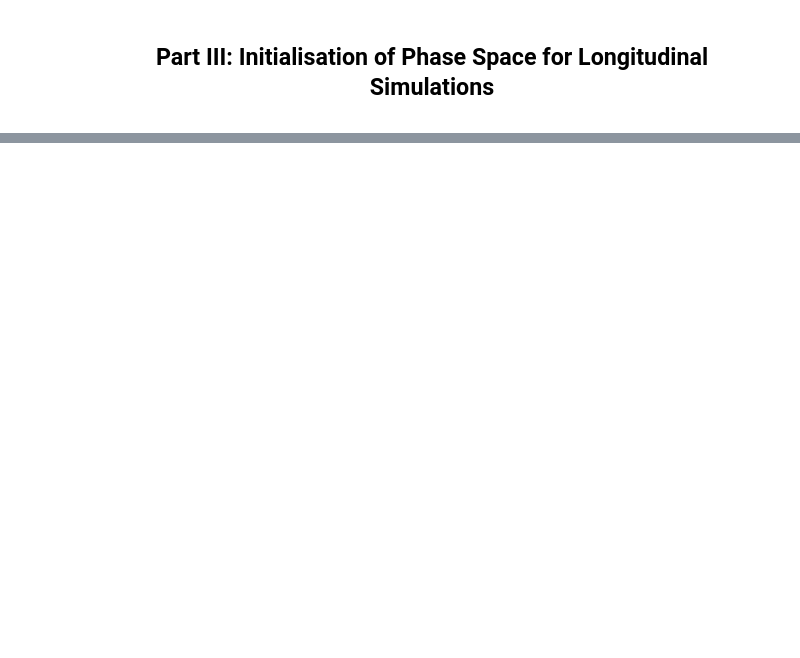
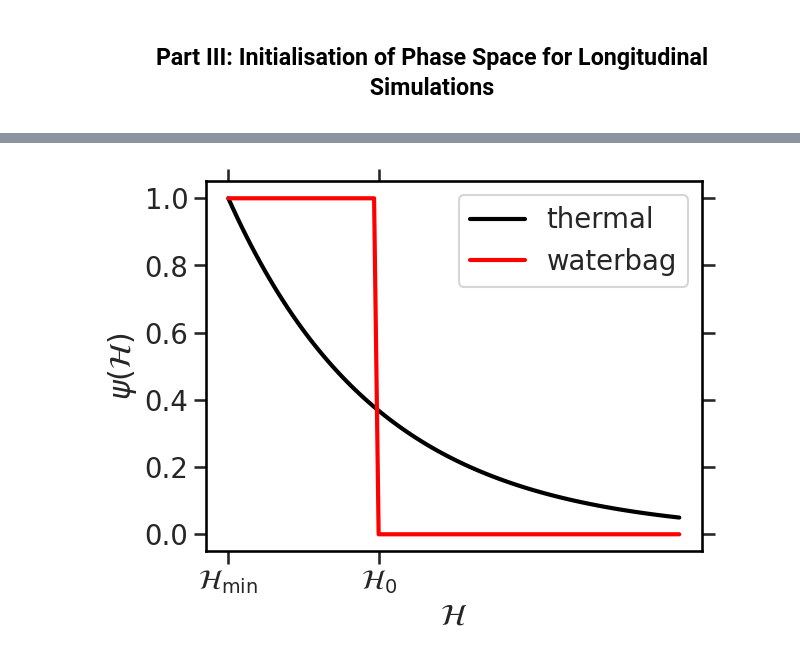
Before and after one commit to aoeftiger/TUDa-NMAP-05, a Jupyter notebook: lecture.ipynb, the cells around one changed output, grey strips where cells are left out. Cells and saved outputs as stored; diff of their text form; code cells hidden in the pictures; blank space fills up the shorter version.

```diff
--- a/lecture.ipynb
+++ b/lecture.ipynb
@@ -203,0 +538,11 @@ check back later for `v1.0`!
+# %%
+h = np.linspace(0, 3, 100)
+
+plt.plot(h, np.exp(-h), c='k', label='thermal')
+plt.plot(h, np.heaviside(1 - h, 0), c='r', label='waterbag')
+plt.xticks([0, 1], ['$\mathcal{H}_\mathrm{min}$', '$\mathcal{H}_0$'])
+plt.legend()
+plt.xlabel(r'$\mathcal{H}$')
+plt.ylabel(r'$\psi(\mathcal{H})$');
+# %% [output]
+[figure, added]
```
Also changed, not shown: parts of 102 cells of this notebook, 3 other files.
